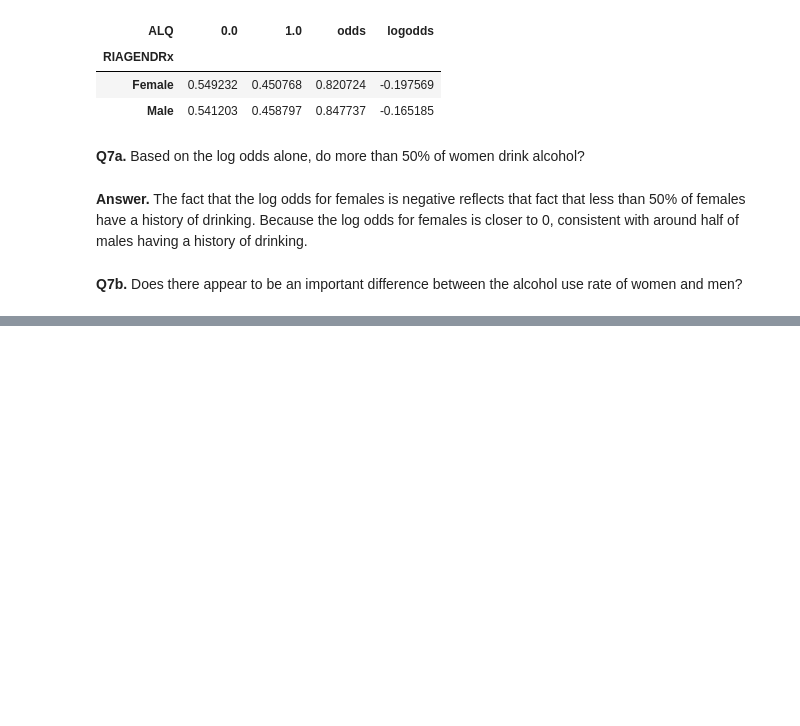
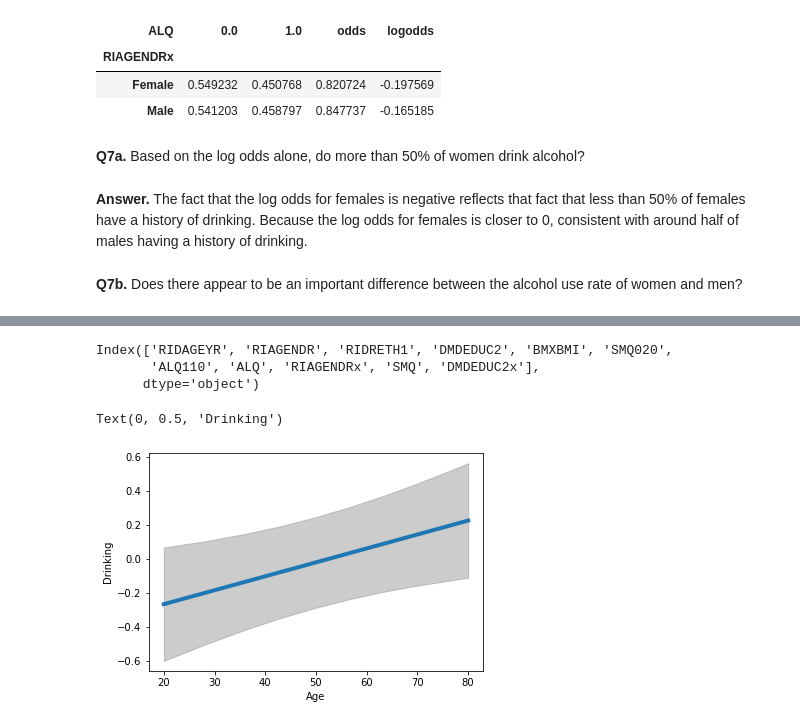
Before and after one commit to LeonardoSMSoares/Statistics-with-Python-Specialization, a Jupyter notebook: C03 - week2c - Linear Regression Practice Notebook.ipynb, the cells around one changed output, grey strips where cells are left out. Drawn from its saved outputs; the diff is of its cells as text; code cells hidden in the pictures; blank space fills up the shorter version.

```diff
--- a/C03 - week2c - Linear Regression Practice Notebook.ipynb
+++ b/C03 - week2c - Linear Regression Practice Notebook.ipynb
@@ -520,0 +560,4 @@ __Q7b.__ Does there appear to be an important difference between the alcohol use
+# %%
+# Create a labeled version of the SMQ020 variable, where 7 and 9 as NA's.
+
+dc["SMQ"] = dc.SMQ020.replace({1: 'Yes', 2: 'No', 7: np.nan, 9: np.nan})
@@ -520,0 +629,18 @@ __Q7b.__ Does there appear to be an important difference between the alcohol use
+# %%
+# Create a labeled version of the Education variable
+
+dc['DMDEDUC2x'] = dc.DMDEDUC2.replace({1: "Less Than 9thG",
+                                       2: "9-11th Grade",
+                                       3: "High School",
+                                       4: "Some College",
+                                       5: "College Graduate",
+                                       7: np.nan,
+                                       9: np.nan})
+# %%
+# Logistic Regression Model
+
+model10 = sm.GLM.from_formula("ALQ ~ RIDAGEYR + RIAGENDRx + DMDEDUC2x",
+                             family=sm.families.Binomial(),
+                             data=dc)
+result10 = model10.fit()
+result10.summary()
@@ -520,0 +702,24 @@ __Q7b.__ Does there appear to be an important difference between the alcohol use
+# %%
+dc.columns
+# %% [output]
+Index(['RIDAGEYR', 'RIAGENDR', 'RIDRETH1', 'DMDEDUC2', 'BMXBMI', 'SMQ020',
+       'ALQ110', 'ALQ', 'RIAGENDRx', 'SMQ', 'DMDEDUC2x'],
+      dtype='object')
+# %%
+# Fix certain variables at reference values.  Not all of these
+# variables are used here, but we provide them with a value anyway
+# to prevent a warning message from appearing.
+values = {"RIAGENDRx": "Female", "RIAGENDR": 1, "BMXBMI": 25,
+          "DMDEDUC2": 5, "RIDRETH1": 1, "SMQ020": 1,
+          "DMDEDUC2x": "College Graduate", "ALQ110": 1, "ALQ":1}
+
+pr, cb, fv = predict_functional(result10, "RIDAGEYR",
+                values=values, ci_method="simultaneous")
+
+ax = sns.lineplot(fv, pr, lw=4)
+ax.fill_between(fv, cb[:, 0], cb[:, 1], color='grey', alpha=0.4)
+ax.set_xlabel("Age")
+ax.set_ylabel("Drinking")
+# %% [output]
+Text(0, 0.5, 'Drinking')
+[figure, added]
```
Also changed, not shown: parts of 35 cells of this notebook.
